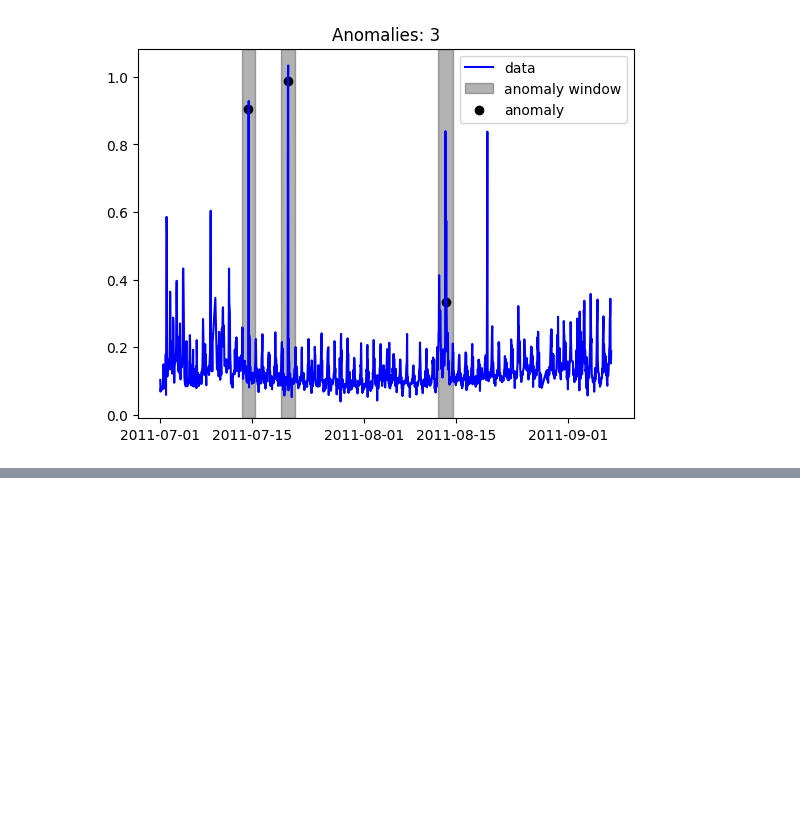
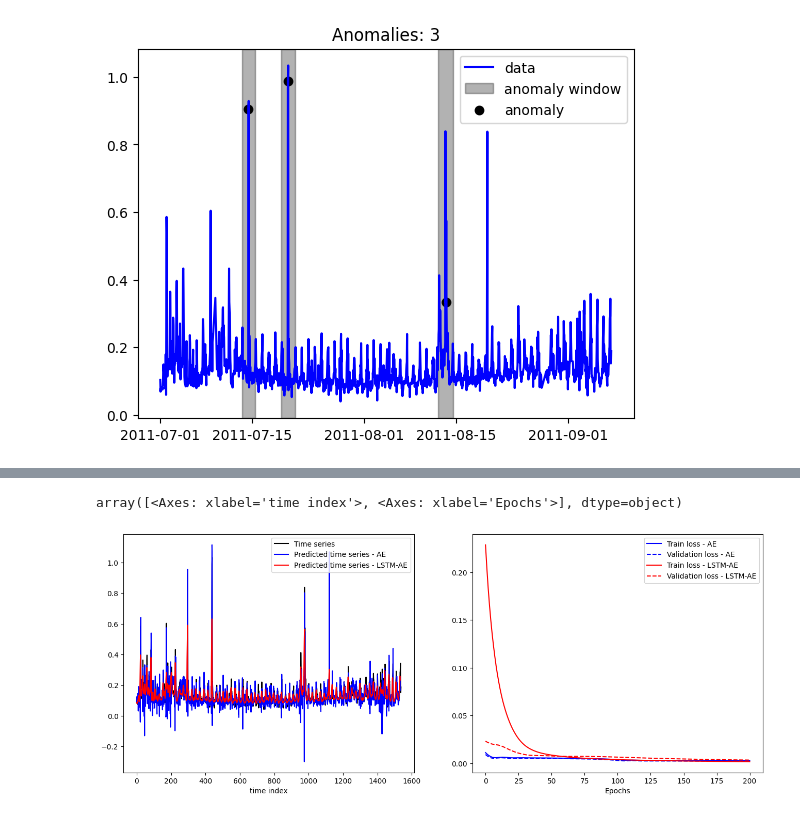
Before and after one commit to AlpSari/time_series_applications, a Jupyter notebook: anomaly_detection/by_reconstruction.ipynb, the cells around one changed output, grey strips where cells are left out. Drawn from its saved outputs; the diff is of its cells as text; code cells hidden in the pictures; blank space fills up the shorter version.

Commit message:
added plotting of the results for by_reconstruction notebook

```diff
--- a/anomaly_detection/by_reconstruction.ipynb
+++ b/anomaly_detection/by_reconstruction.ipynb
@@ -230,21 +200,19 @@ autoencoder = AutoEncoder(
     activation_fn= torch.relu)
 
 lstm_args = {
-    'input_size':1,
+    'input_size':Y.ndim,
     'hidden_size':40,
     'batch_first':True
 }
 
-fc_args = {'n_nodes_list':[40, 1],}
+fc_args = {'n_nodes_list':[40, Y.ndim],}
 lstm_autoencoder = LSTMAutoEncoder(lstm_args, fc_args)
 # %%
 # Train models and check validation loss
 loss_fn = nn.MSELoss()
 optimizer_ae = torch.optim.Adam(autoencoder.parameters())
 optimizer_ae_lstm = torch.optim.Adam(lstm_autoencoder.parameters())
-epochs = 101
-loss_train = []
-loss_val = []
+epochs =201
 
 loss_train_lstm, loss_val_lstm = fit_loop(train_dl, val_dl, autoencoder, loss_fn, optimizer_ae, epochs)
 loss_train_net, loss_val_net = fit_loop(train_dl, val_dl, lstm_autoencoder, loss_fn, optimizer_ae_lstm, epochs)
@@ -268 +236,15 @@ Epoch 101, Train loss = 0.00522941630333662, Test loss = 0.005900064017623663
 -------------------------------
+# %%
+# Get prediction error from themodels
+autoencoder.eval()
+lstm_autoencoder.eval()
+df_plot = pd.DataFrame()
+df_plot["timestamp"] = df["timestamp"][n_window-1:]
+df_plot["value"] = df["value"][n_window-1:]
+Y_tensor = Ydata.clone().detach()
+with torch.no_grad():
+    y_pred_ae = autoencoder(Y_tensor)
+    y_pred_lstm_ae = lstm_autoencoder(Y_tensor)
+
+pred_error_ae = df_plot["value"] - y_pred_ae[:,0].numpy().squeeze()
+pred_error_lstm_ae = df_plot["value"] - y_pred_lstm_ae[:,0].numpy().squeeze()
@@ -268,0 +305,11 @@ Epoch 101, Train loss = 0.00522941630333662, Test loss = 0.005900064017623663
+# %%
+fig1, axs = plt.subplots(1, 2, figsize=(16, 6))
+# Plot true time series once
+
+axs[0].plot(df_plot["value"], color='k', label='Time series')
+
+plot_results_training(axs, y_pred_ae[:,0], loss_train_net, loss_val_net, "AE", color='b')
+plot_results_training(axs, y_pred_lstm_ae[:,0], loss_train_lstm, loss_val_lstm, "LSTM-AE", color='r')
+# %% [output]
+array([<Axes: xlabel='time index'>, <Axes: xlabel='Epochs'>], dtype=object)
+[figure, added]
```
Also changed, not shown: parts of 12 cells of this notebook.
